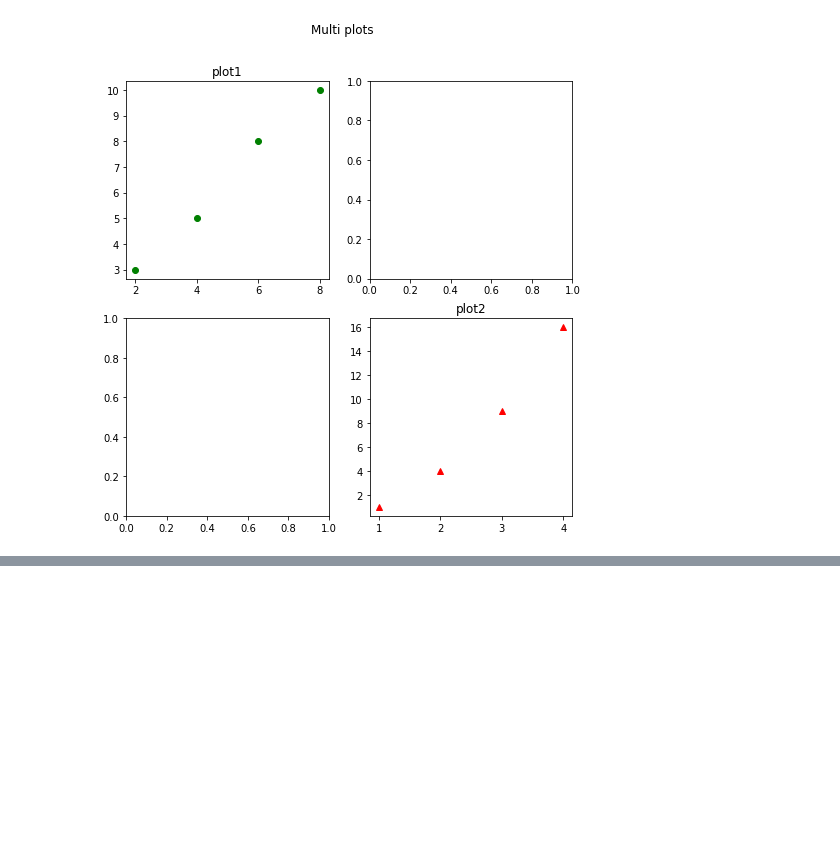
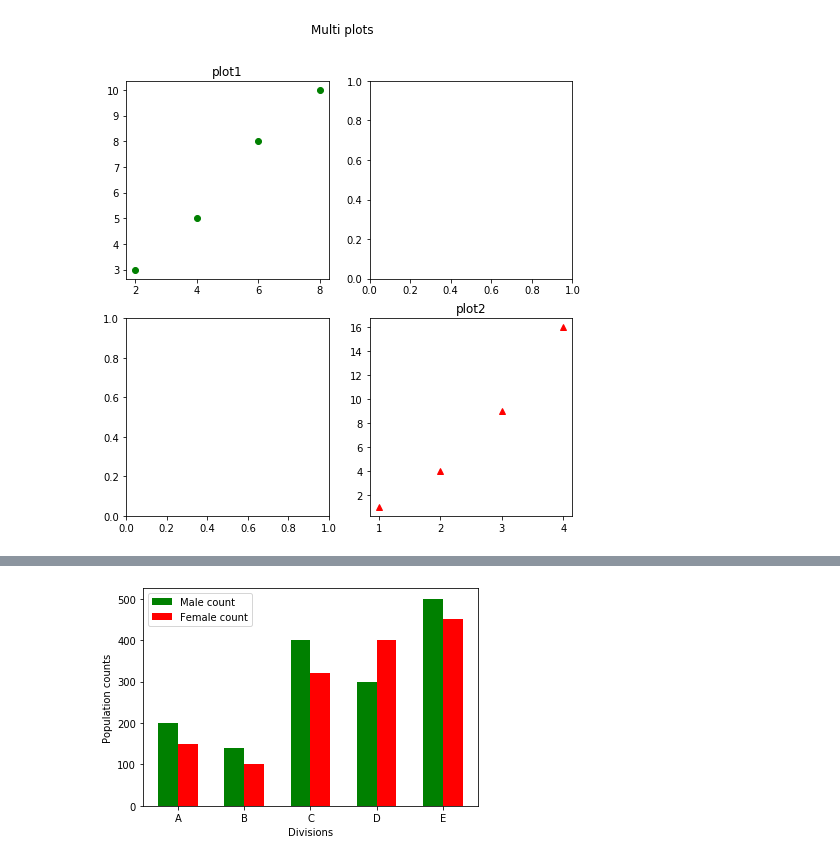
Before and after one commit to jagadeesh-vinnakota/data-visualization, a Jupyter notebook: baisc_visualizations.ipynb, the cells around one changed output, grey strips where cells are left out. Saved outputs shown, nothing was run; the diff lists cells and outputs as text; code cells hidden in the pictures; blank space fills up the shorter version.

```diff
--- a/baisc_visualizations.ipynb
+++ b/baisc_visualizations.ipynb
@@ -57,0 +68,20 @@ plt.show()
+# %%
+import numpy as np
+# Horizontal stacked bar graphs
+divisions = ['A', 'B', 'C', 'D', 'E']
+male_count = [200,140,400,300,500]
+female_count = [150,100,320,400, 450]
+
+index = np.arange(5)
+width = 0.30
+
+plt.bar(index,male_count, width, label = 'Male count', color='green')
+plt.bar(index+width, female_count, width, label = 'Female count', color = 'red')
+
+plt.xlabel("Divisions")
+plt.ylabel("Population counts")
+plt.xticks(index+width/2, divisions)
+plt.legend(loc = 'best')
+plt.show()
+# %% [output]
+[figure, added]
```
Also changed, not shown: parts of 3 cells of this notebook, 1 other file.
